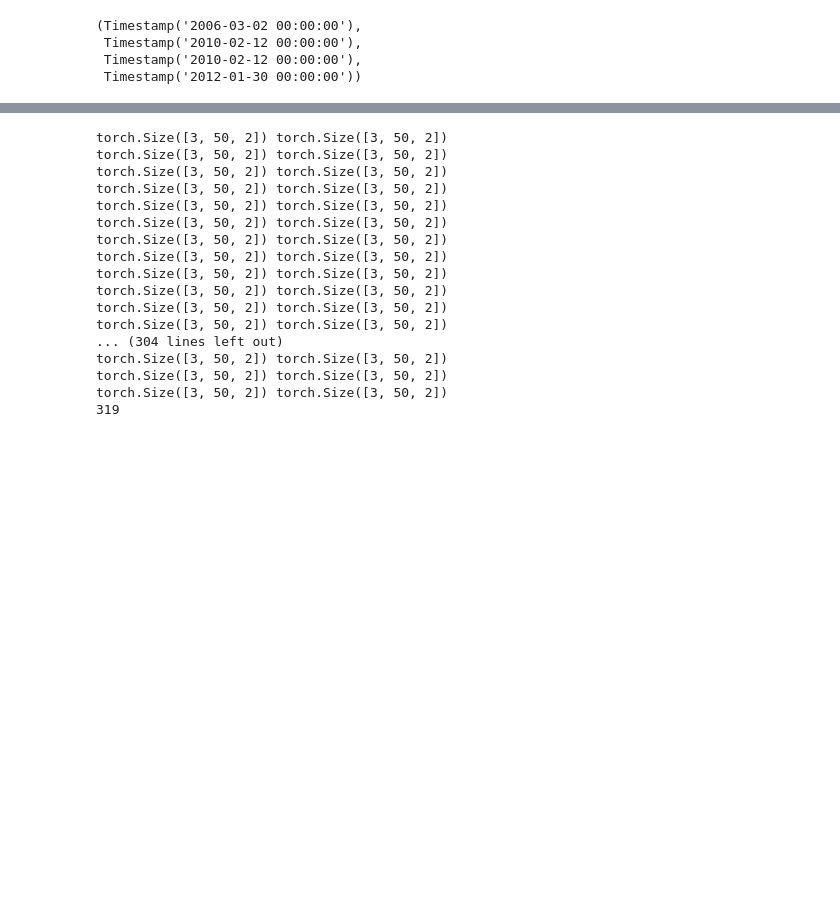
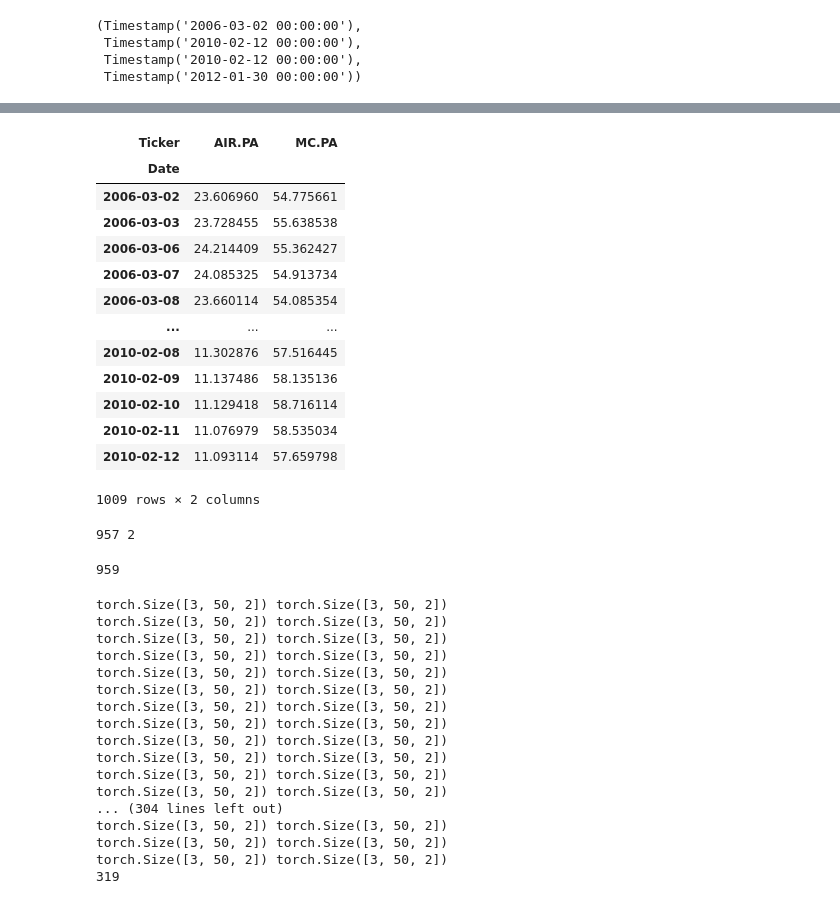
Before and after one commit to alexandreviard/DL-Portfolio-CMAP, a Jupyter notebook: src/test.ipynb, the cells around one changed output, grey strips where cells are left out. Saved outputs shown, nothing was run; the diff lists cells and outputs as text; code cells hidden in the pictures; blank space fills up the shorter version.

```diff
--- a/src/test.ipynb
+++ b/src/test.ipynb
@@ -186,0 +201,17 @@ torch.Size([504, 50, 2])
+# %%
+raw_real_dataset._raw_data['prices'].query("20060302<=index<=20100212")
+# %% [output]
+| Ticker | AIR.PA | MC.PA |
+| Date |  |  |
+| 2006-03-02 | 23.606960 | 54.775661 |
+| 2006-03-03 | 23.728455 | 55.638538 |
+| 2006-03-06 | 24.214409 | 55.362427 |
+| 2006-03-07 | 24.085325 | 54.913734 |
+| 2006-03-08 | 23.660114 | 54.085354 |
+| ... | ... | ... |
+| 2010-02-08 | 11.302876 | 57.516445 |
+| 2010-02-09 | 11.137486 | 58.135136 |
+| 2010-02-10 | 11.129418 | 58.716114 |
+| 2010-02-11 | 11.076979 | 58.535034 |
+| 2010-02-12 | 11.093114 | 57.659798 |
+1009 rows × 2 columns
@@ -187,3 +220,11 @@ torch.Size([504, 50, 2])
+# %%
+print(len(data[0]), len(data[0][0]))
+# %% [output]
+957 2
+# %%
+test_data.shape[0]-50
+# %% [output]
+959
 # %%
 c=0
 for batch_x, batch_y in dataloader:
```
Also changed, not shown: parts of 15 cells of this notebook, 2 other files.
